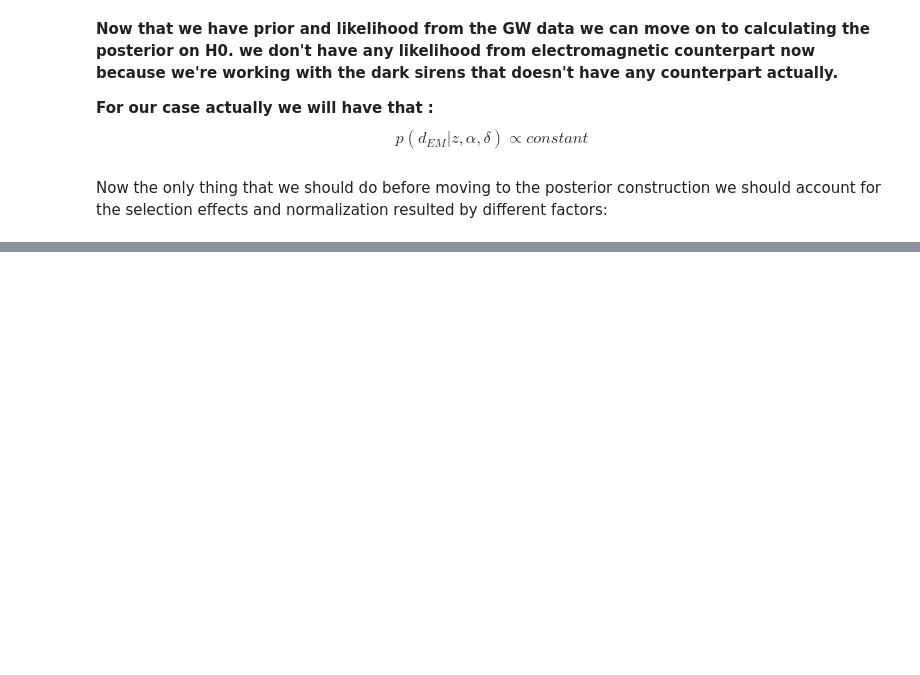
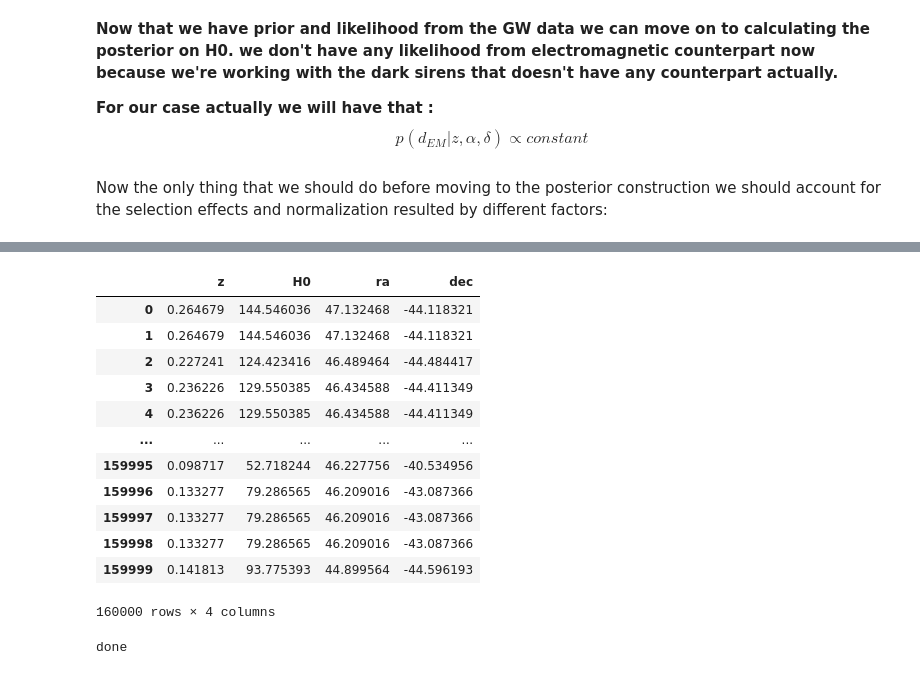
Before and after one commit to SabaEtezadRazavi/GWAstro, a Jupyter notebook: General API to estimate H0 value from BBH events and GLADE+.ipynb, the cells around one changed output, grey strips where cells are left out. Drawn from its saved outputs; the diff is of its cells as text; code cells hidden in the pictures; blank space fills up the shorter version.

```diff
--- a/General API to estimate H0 value from BBH events and GLADE+.ipynb
+++ b/General API to estimate H0 value from BBH events and GLADE+.ipynb
@@ -259,31 +440,31 @@ Now the only thing that we should do before moving to the posterior construction
 def normalization_factor(H0):
     return H0**3
 
-def lnprior(z, H0, ra, dec):
+def lnprior(H0):#, z, ra, dec):
 
     #flat prior on H0 value between 20 and 200
 	if 20 < H0 < 200:
-		return np.log(prior(z,ra,dec))
+		return 1 #np.log(prior(z,ra,dec))
 	return -np.inf
 
 
 #In the following I'll enter the normalization factor as a part of the likelihood
 
-def lnlike(z, H0, ra, dec):
-	return np.log(likelihood_gw(z, H0, ra, dec) / normalization_factor(H0))
+def lnlike(z, H0):
+	return np.log(likelihood_gw(z, H0) / normalization_factor(H0))
 
-def lnprob(z, H0, ra, dec):
-	lp = lnprior(z, H0, ra, dec)
+def lnprob(z, H0):
+	lp = lnprior(z, H0)
 	if not np.isfinite(lp):
 		return -np.inf
-	return lp + lnlike(z, H0, ra, dec)
+	return lp + lnlike(z, H0)
 
 def ff(theta):
-	z, H0, ra, dec=theta
-	return -2.*lnprob(z, H0, ra, dec)
+	z, H0=theta
+	return -2.*lnprob(z, H0)
 
 def lnp(theta):
-	z, H0, ra, dec=theta
-	return lnprob(z, H0, ra, dec)
+	z, H0=theta
+	return lnprob(z, H0)
 # %%
 #Finding maximum likelihood values to put as the first step:
@@ -342,0 +588,24 @@ Running MCMC...
+# %%
+import pandas as pd
+
+dataframe = pd.DataFrame(samples, columns = ["z", "H0" , "ra", "dec"])
+dataframe
+# %% [output]
+|  | z | H0 | ra | dec |
+| 0 | 0.264679 | 144.546036 | 47.132468 | -44.118321 |
+| 1 | 0.264679 | 144.546036 | 47.132468 | -44.118321 |
+| 2 | 0.227241 | 124.423416 | 46.489464 | -44.484417 |
+| 3 | 0.236226 | 129.550385 | 46.434588 | -44.411349 |
+| 4 | 0.236226 | 129.550385 | 46.434588 | -44.411349 |
+| ... | ... | ... | ... | ... |
+| 159995 | 0.098717 | 52.718244 | 46.227756 | -40.534956 |
+| 159996 | 0.133277 | 79.286565 | 46.209016 | -43.087366 |
+| 159997 | 0.133277 | 79.286565 | 46.209016 | -43.087366 |
+| 159998 | 0.133277 | 79.286565 | 46.209016 | -43.087366 |
+| 159999 | 0.141813 | 93.775393 | 44.899564 | -44.596193 |
+160000 rows × 4 columns
+# %%
+dataframe.to_csv("./BBH-posteriors-on-z-H0-ra-dec.csv")
+print("done")
+# %% [output]
+done
```
Also changed, not shown: parts of 33 cells of this notebook.
